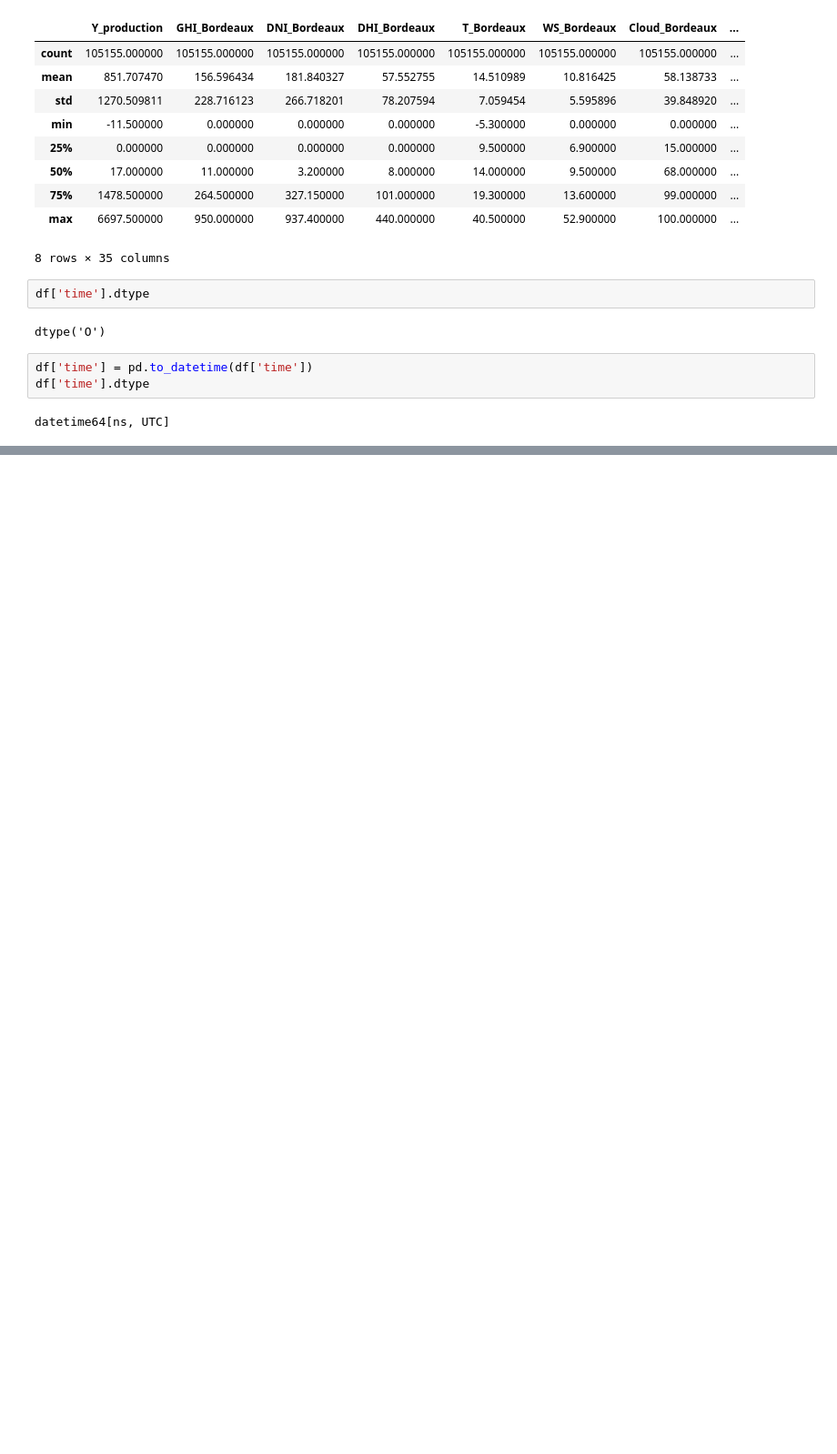
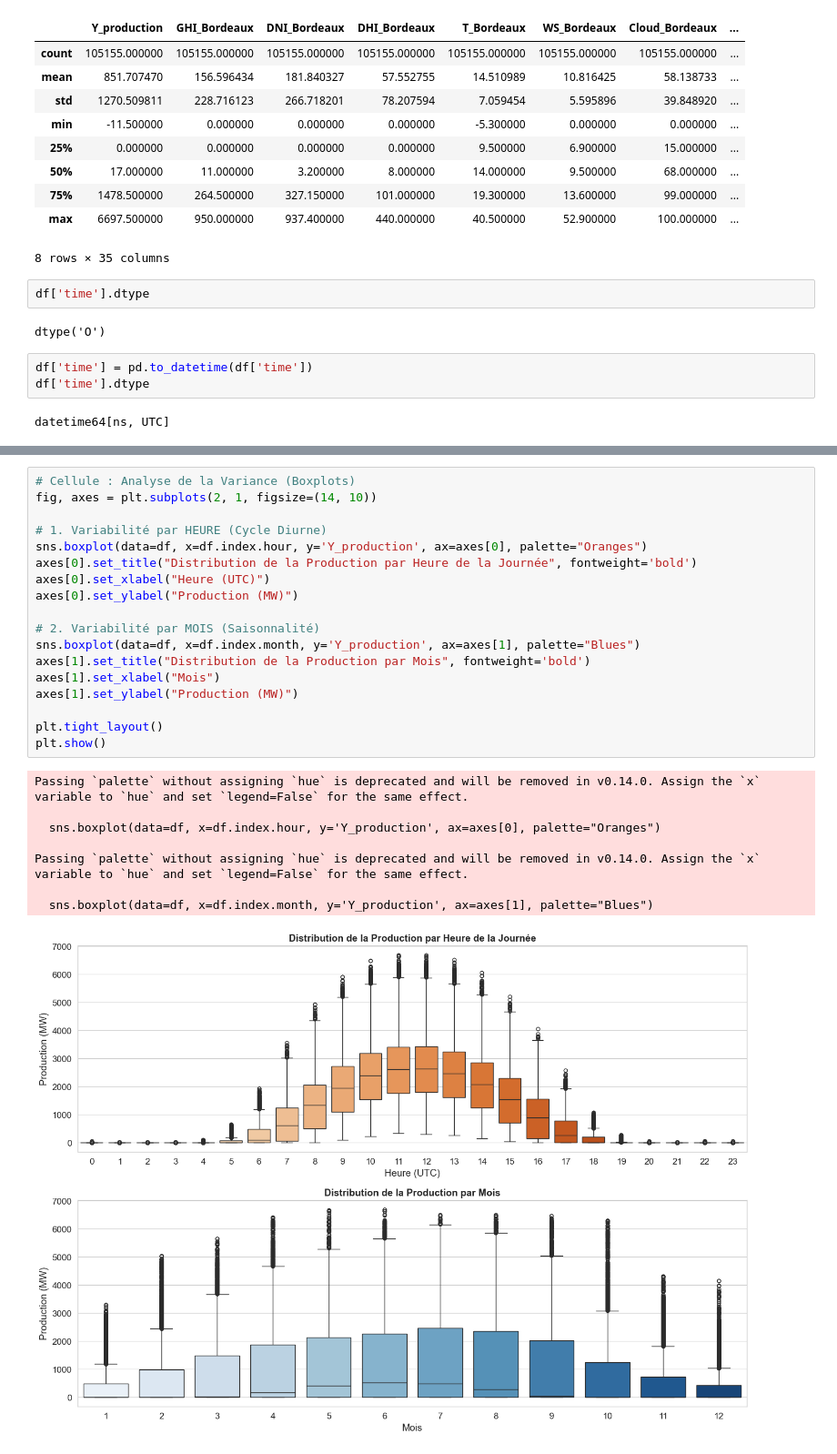
Before and after one commit to IshaghCheikh/PythonProject, a Jupyter notebook: main.ipynb, the cells around one changed output, grey strips where cells are left out. Shown at 91% size. Saved outputs shown, nothing was run; the diff lists cells and outputs as text; blank space fills up the shorter version.

```diff
--- a/main.ipynb
+++ b/main.ipynb
@@ -81,0 +149,27 @@ Name: time, Length: 105155, dtype: datetime64[ns, UTC]
+# %%
+# Cellule : Analyse de la Variance (Boxplots)
+fig, axes = plt.subplots(2, 1, figsize=(14, 10))
+
+# 1. Variabilité par HEURE (Cycle Diurne)
+sns.boxplot(data=df, x=df.index.hour, y='Y_production', ax=axes[0], palette="Oranges")
+axes[0].set_title("Distribution de la Production par Heure de la Journée", fontweight='bold')
+axes[0].set_xlabel("Heure (UTC)")
+axes[0].set_ylabel("Production (MW)")
+
+# 2. Variabilité par MOIS (Saisonnalité)
+sns.boxplot(data=df, x=df.index.month, y='Y_production', ax=axes[1], palette="Blues")
+axes[1].set_title("Distribution de la Production par Mois", fontweight='bold')
+axes[1].set_xlabel("Mois")
+axes[1].set_ylabel("Production (MW)")
+
+plt.tight_layout()
+plt.show()
+# %% [output]
+Passing `palette` without assigning `hue` is deprecated and will be removed in v0.14.0. Assign the `x` variable to `hue` and set `legend=False` for the same effect.
+
+  sns.boxplot(data=df, x=df.index.hour, y='Y_production', ax=axes[0], palette="Oranges")
+
+Passing `palette` without assigning `hue` is deprecated and will be removed in v0.14.0. Assign the `x` variable to `hue` and set `legend=False` for the same effect.
+
+  sns.boxplot(data=df, x=df.index.month, y='Y_production', ax=axes[1], palette="Blues")
+[figure, added]
```
Also changed, not shown: parts of 14 cells of this notebook.
